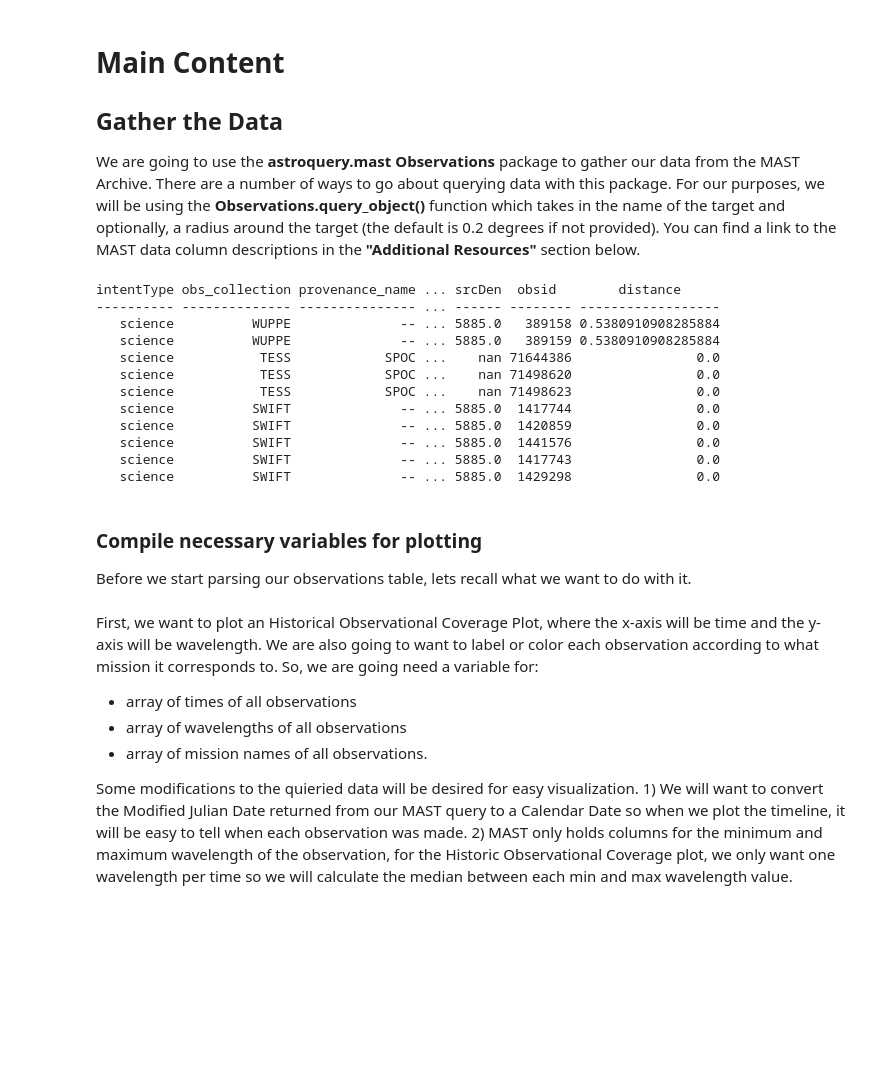
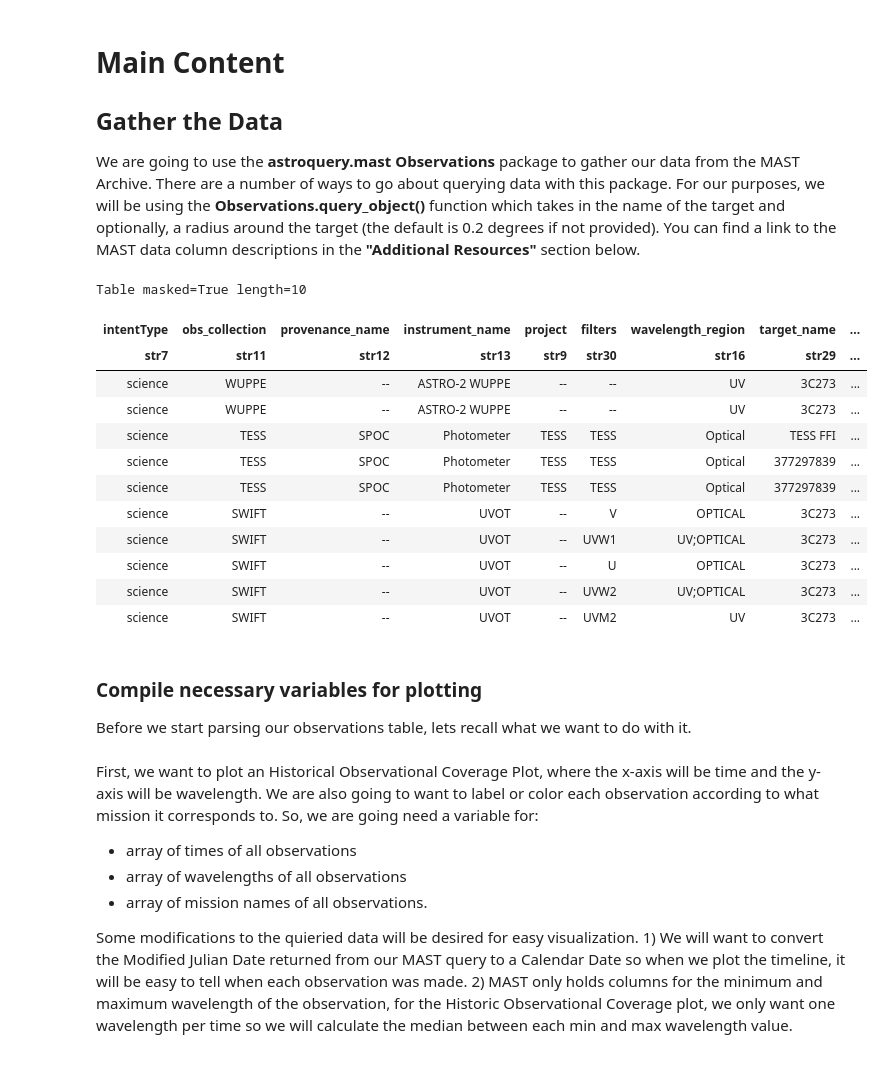
Before and after one commit to ScienceBetter/notebooks-stsci, a Jupyter notebook: notebooks/MAST/plotting_quasar_observations/plotting_quasar_observations.ipynb, the cells around one changed output. Cells and saved outputs as stored; diff of their text form; code cells hidden in the pictures; blank space fills up the shorter version.

```diff
--- a/notebooks/MAST/plotting_quasar_observations/plotting_quasar_observations.ipynb
+++ b/notebooks/MAST/plotting_quasar_observations/plotting_quasar_observations.ipynb
@@ -40,25 +40,26 @@ We are going to use the **astroquery.mast Observations** package to gather our d
 # %%
 #define target name
 target_name = "3c273"
 
 #We'll name the data "obs_table" for "observations table"
 obs_table = Observations.query_object(target_name)
 
 #lets print out the first 10 entries
-print(obs_table[:10])
+obs_table[:10]
 # %% [output]
-intentType obs_collection provenance_name ... srcDen  obsid        distance
----------- -------------- --------------- ... ------ -------- ------------------
-   science          WUPPE              -- ... 5885.0   389158 0.5380910908285884
-   science          WUPPE              -- ... 5885.0   389159 0.5380910908285884
-   science           TESS            SPOC ...    nan 71644386                0.0
-   science           TESS            SPOC ...    nan 71498620                0.0
-   science           TESS            SPOC ...    nan 71498623                0.0
-   science          SWIFT              -- ... 5885.0  1417744                0.0
-   science          SWIFT              -- ... 5885.0  1420859                0.0
-   science          SWIFT              -- ... 5885.0  1441576                0.0
-   science          SWIFT              -- ... 5885.0  1417743                0.0
-   science          SWIFT              -- ... 5885.0  1429298                0.0
+Table masked=True length=10
+| intentType | obs_collection | provenance_name | instrument_name | project | filters | wavelength_region | target_name | ... |
+| str7 | str11 | str12 | str13 | str9 | str30 | str16 | str29 | ... |
+| science | WUPPE | -- | ASTRO-2 WUPPE | -- | -- | UV | 3C273 | ... |
+| science | WUPPE | -- | ASTRO-2 WUPPE | -- | -- | UV | 3C273 | ... |
+| science | TESS | SPOC | Photometer | TESS | TESS | Optical | TESS FFI | ... |
+| science | TESS | SPOC | Photometer | TESS | TESS | Optical | 377297839 | ... |
+| science | TESS | SPOC | Photometer | TESS | TESS | Optical | 377297839 | ... |
+| science | SWIFT | -- | UVOT | -- | V | OPTICAL | 3C273 | ... |
+| science | SWIFT | -- | UVOT | -- | UVW1 | UV;OPTICAL | 3C273 | ... |
+| science | SWIFT | -- | UVOT | -- | U | OPTICAL | 3C273 | ... |
+| science | SWIFT | -- | UVOT | -- | UVW2 | UV;OPTICAL | 3C273 | ... |
+| science | SWIFT | -- | UVOT | -- | UVM2 | UV | 3C273 | ... |
 # %% [markdown]
 ### Compile necessary variables for plotting
 Before we start parsing our observations table, lets recall what we want to do with it. <br>
```
Also changed, not shown: parts of 20 cells of this notebook, 10 other files.
